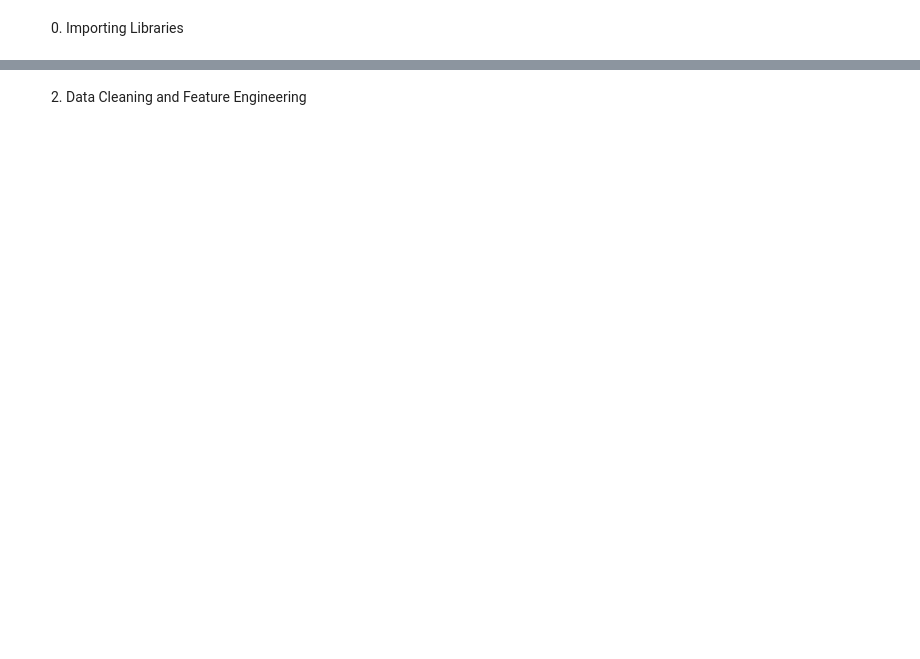
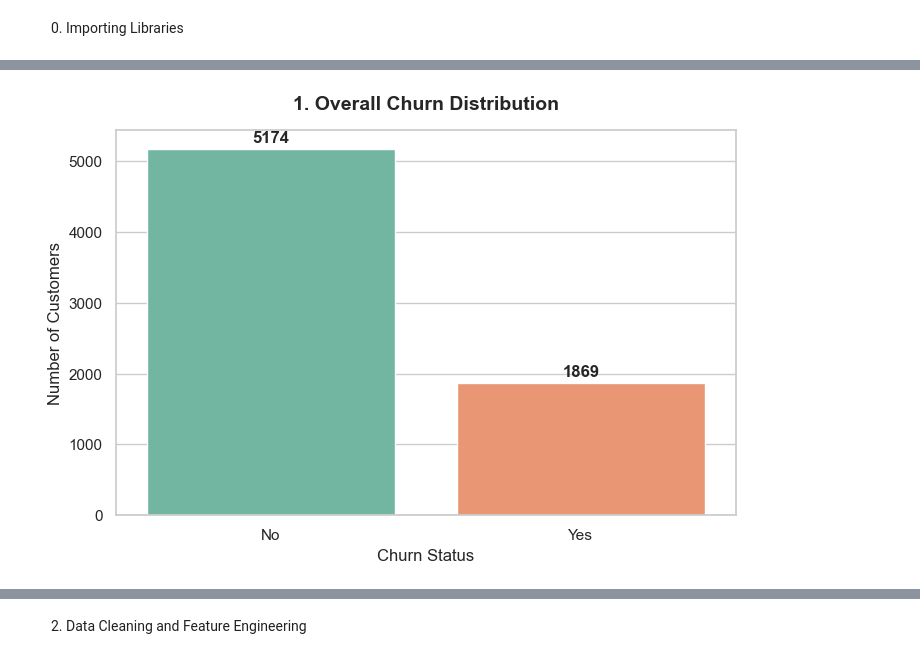
Before and after one commit to SymRaza/Customer-Churn-Predictor, a Jupyter notebook: churn_predictor.ipynb, the cells around one changed output, grey strips where cells are left out. Saved outputs shown, nothing was run; the diff lists cells and outputs as text; code cells hidden in the pictures; blank space fills up the shorter version.

```diff
--- a/churn_predictor.ipynb
+++ b/churn_predictor.ipynb
@@ -32,2 +34,4 @@ print("All libraries imported successfully! Ready for data load.")
+# %%
+df = pd.read_csv("WA_Fn-UseC_-Telco-Customer-Churn.csv")
 # %% [markdown]
 1. EDA
@@ -34,0 +38,8 @@ Sayem
+# %%
+if 'tenure' in df.columns:
+    df = df.rename(columns={'tenure': 'Tenure'})
+# Set a beautiful background style for all graphs
+sns.set_theme(style="whitegrid")
+
+# Display the first 5 rows to confirm everything loaded correctly
+df.head()
@@ -34,0 +54,23 @@ Sayem
+# %%
+# Create a new figure space
+plt.figure(figsize=(8, 5))
+
+# Calculate counts and sort them so the highest bar is first
+churn_counts = df['Churn'].value_counts().sort_values(ascending=False)
+
+# Plot the bar chart
+sns.barplot(x=churn_counts.index, y=churn_counts.values, palette='Set2', order=churn_counts.index)
+
+# Add title and labels
+plt.title('1. Overall Churn Distribution', fontsize=14, fontweight='bold', pad=15)
+plt.xlabel('Churn Status', fontsize=12)
+plt.ylabel('Number of Customers', fontsize=12)
+
+# Loop to add data labels on top of each bar
+for i, count in enumerate(churn_counts.values):
+    plt.text(i, count + 50, f"{count}", ha='center', va='bottom', fontweight='bold')
+
+# Render the plot cleanly
+plt.show()
+# %% [output]
+[figure, added]
```
Also changed, not shown: parts of 11 cells of this notebook, 1 other file.
